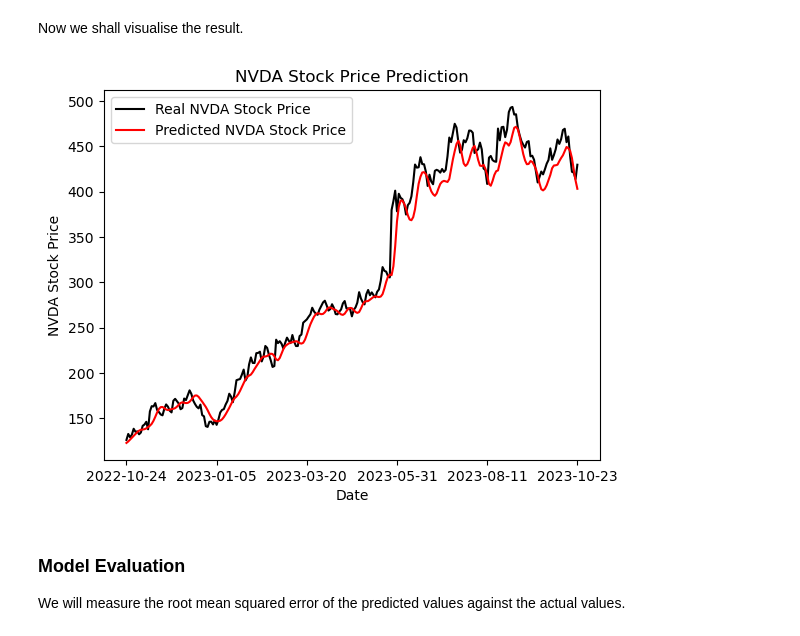
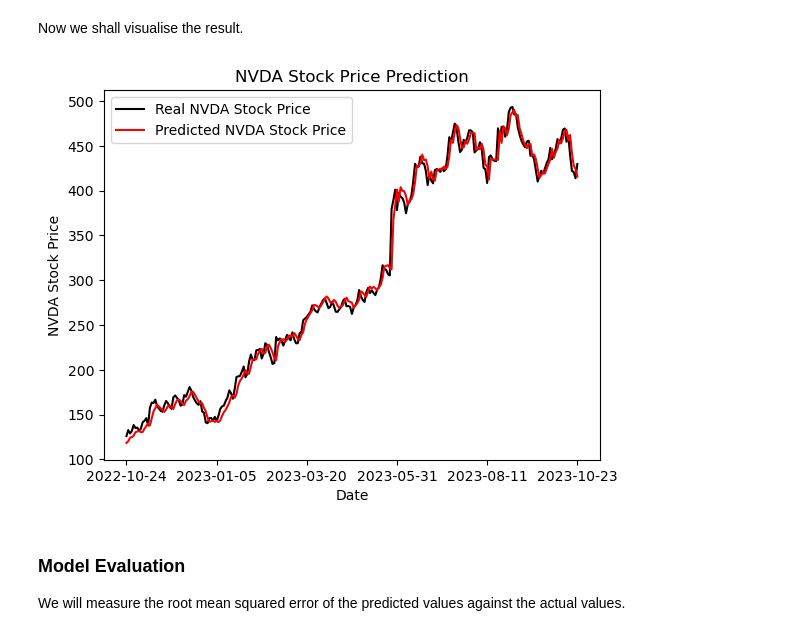
Before and after one commit to cmHuang777/Fintech-Project-1, a Jupyter notebook: Huang_Chao_Ming_Impl_1.ipynb, the cells around one changed output. Saved outputs shown, nothing was run; the diff lists cells and outputs as text; code cells hidden in the pictures.

```diff
--- a/Huang_Chao_Ming_Impl_1.ipynb
+++ b/Huang_Chao_Ming_Impl_1.ipynb
@@ -65,19 +65,19 @@ We will first split the data into training and testing sets. Then attempt to nor
 # We set the training set size to be 80% of total dataset
 training_data_len = math.ceil(len(stock_data)* 0.8)
 training_set = stock_data[['Close']].iloc[:training_data_len].values
-test_set = stock_data[['Close']].iloc[training_data_len-60:].values
+test_set = stock_data[['Close']].iloc[training_data_len-12:].values
 
 # Use the MinMaxScaler function to scale the training data
 scaler = MinMaxScaler(feature_range=(0,1))
 scaled_training_set = scaler.fit_transform(training_set)
 
-# Create a 60-days window of historical prices (i-60) as our feature data
-# (x_train) and the following 60-days window as label data (y_train)
+# Create a 12-days window of historical prices (i-12) as our feature data
+# (x_train) and the following 12-days window as label data (y_train)
 X_train = []
 y_train = []
 
-for i in range(60, training_data_len):
-  X_train.append(scaled_training_set[i-60:i, 0])
+for i in range(12, training_data_len):
+  X_train.append(scaled_training_set[i-12:i, 0])
   y_train.append(scaled_training_set[i, 0])
 
 # convert array into numpy array
@@ -94,18 +94,20 @@ from keras.layers import Dropout
 
 model = Sequential()
 #Adding the first LSTM layer and some Dropout regularisation
-model.add(LSTM(units = 50, return_sequences = True,
+model.add(LSTM(units = 100, return_sequences = True,
                input_shape = (X_train.shape[1], 1)))
 model.add(Dropout(0.2))
 # Adding a second LSTM layer and some Dropout regularisation
-model.add(LSTM(units = 50, return_sequences = True))
+model.add(LSTM(units = 100, return_sequences = True))
 model.add(Dropout(0.2))
 # Adding a third LSTM layer and some Dropout regularisation
-model.add(LSTM(units = 50, return_sequences = True))
+model.add(LSTM(units = 100, return_sequences = True))
 model.add(Dropout(0.2))
 # Adding a fourth LSTM layer and some Dropout regularisation
-model.add(LSTM(units = 50))
+model.add(LSTM(units = 100))
 model.add(Dropout(0.2))
+# Adding a dense layer
+model.add(layers.Dense(25))
 # Adding the output layer
 model.add(Dense(units = 1))
 
@@ -113,5 +115,5 @@ model.add(Dense(units = 1))
 model.compile(optimizer = 'adam', loss = 'mean_squared_error')
 
 # Fitting the RNN to the Training set
-model.fit(X_train, y_train, epochs = 200, batch_size = 32)
+model.fit(X_train, y_train, epochs = 150, batch_size = 20)
 # %% [output]
@@ -140,8 +142,8 @@ Preparing the test set below.
 scaled_test_set = scaler.fit_transform(test_set.reshape(-1, 1))
 
 X_test = []
-for i in range(60, len(scaled_test_set)):
-    X_test.append(scaled_test_set[i-60:i, 0])
+for i in range(12, len(scaled_test_set)):
+    X_test.append(scaled_test_set[i-12:i, 0])
 X_test = np.array(X_test)
 X_test = np.reshape(X_test, (X_test.shape[0], X_test.shape[1], 1))
 print(X_test.shape)
@@ -158,16 +160,16 @@ predicted_stock_price = scaler.inverse_transform(predicted_stock_price)
 Now we shall visualise the result.
 # %%
 # Visualising the results
-plt.plot(stock_data.loc[training_data_len:, 'Date'], test_set[60:, :], color = 'black', label = 'Real NVDA Stock Price')
+plt.plot(stock_data.loc[training_data_len:, 'Date'], test_set[12:, :], color = 'black', label = 'Real NVDA Stock Price')
 plt.plot(stock_data.loc[training_data_len:, 'Date'], predicted_stock_price, color = 'red', label = 'Predicted NVDA Stock Price')
-plt.xticks(np.arange(0,len(test_set)-60,50))
+plt.xticks(np.arange(0,len(test_set)-12,50))
 plt.title('NVDA Stock Price Prediction')
 plt.xlabel('Date')
 plt.ylabel('NVDA Stock Price')
 plt.legend()
 plt.show()
 # %% [output]
-[figure, old version]
+[figure, new version]
 # %% [markdown]
 ### Model Evaluation
 We will measure the root mean squared error of the predicted values against the actual values.
```
Also changed, not shown: parts of 11 cells of this notebook, 4 other files.
